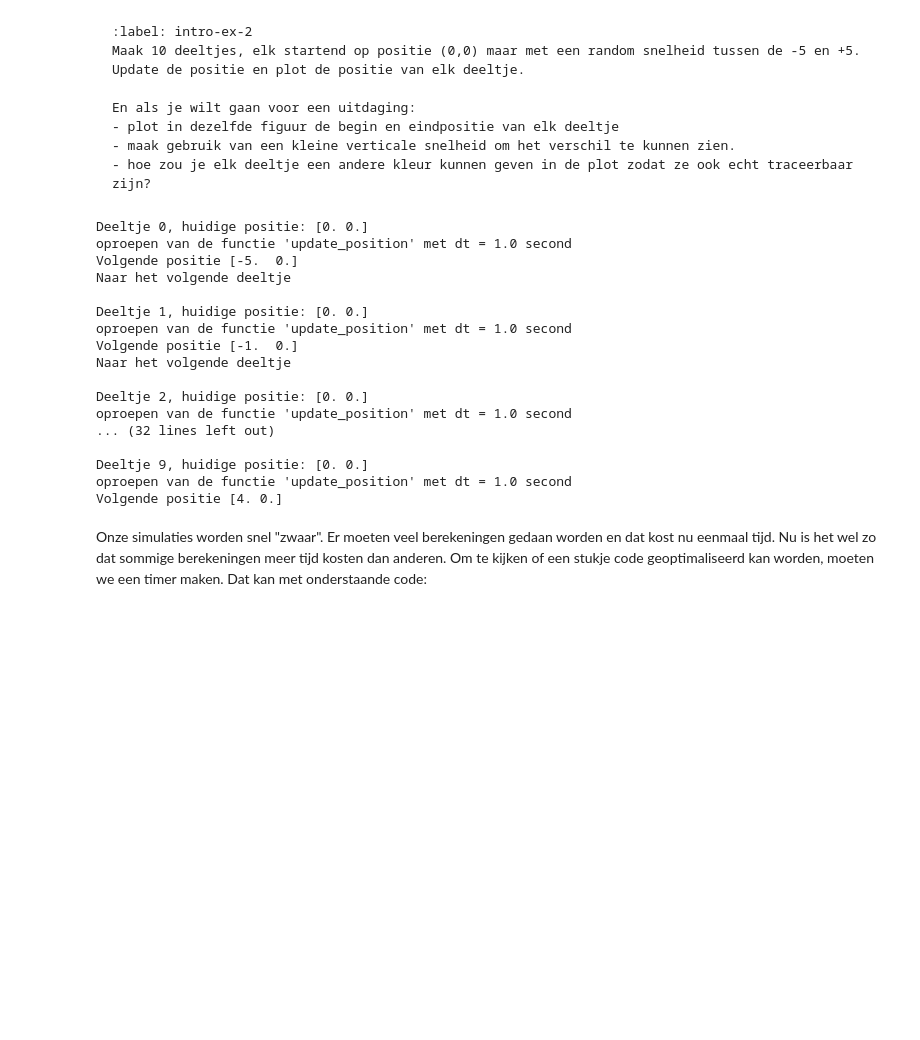
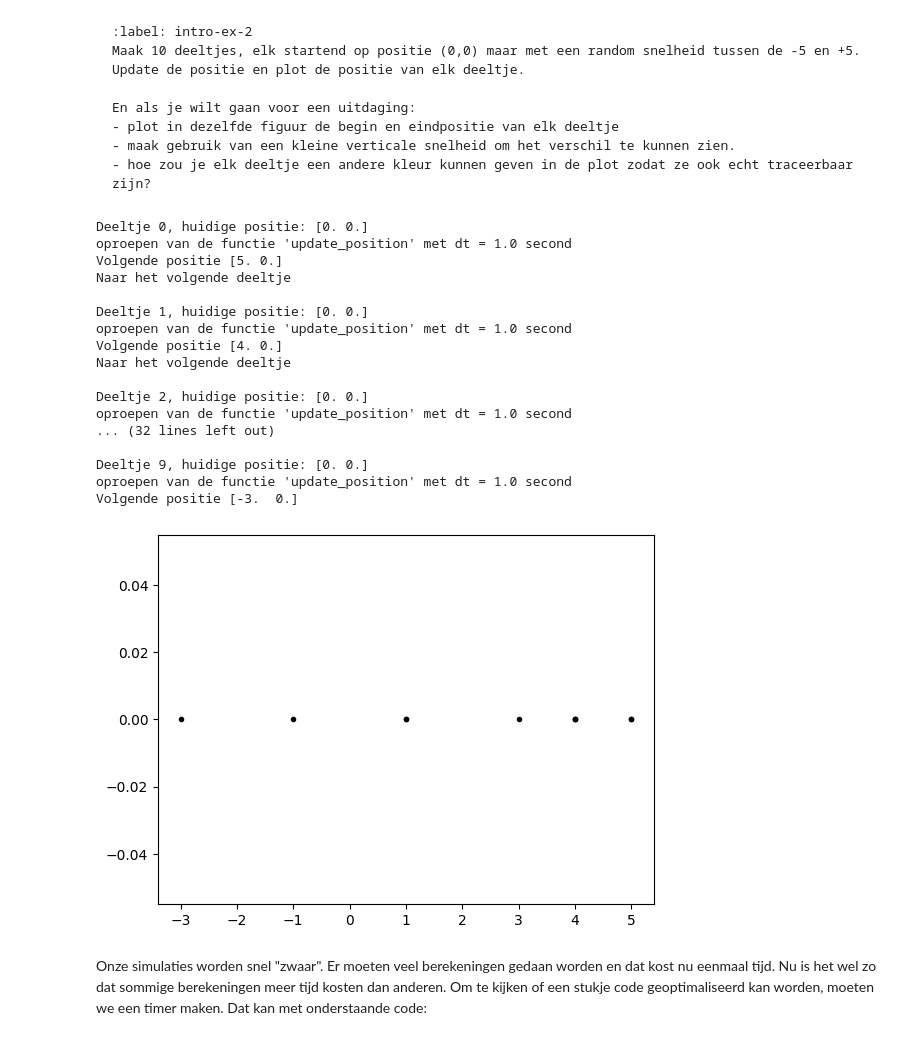
Before and after one commit to ChrisPfeifferTU/49, a Jupyter notebook: Content/PySim/1_intro_sim.ipynb, the cells around one changed output. Drawn from its saved outputs; the diff is of its cells as text; code cells hidden in the pictures; blank space fills up the shorter version.

```diff
--- a/Content/PySim/1_intro_sim.ipynb
+++ b/Content/PySim/1_intro_sim.ipynb
@@ -173,35 +174,41 @@ En als je wilt gaan voor een uitdaging:
 # %%
 #your code/answer
 particle_array = []
 
 for start_x in range(10):
     particle_array.append(ParticleClass(m=1.0, v=[random.randint(-5,5), 0], r=[0.0, 0.0],R=1.0))
 
 for particle, particle_object in enumerate(particle_array):
     print("Deeltje " + str(particle) + ", huidige positie: " + str(particle_object.r))
     print("oproepen van de functie 'update_position' met dt = 1.0 second ")
     particle_object.update_position(1.0)
     print("Volgende positie " + str(particle_object.r))
     if particle < len(particle_array) - 1:
         print("Naar het volgende deeltje \n")
+
+plt.figure()
+for particle in particle_array:
+    plt.plot(particle.r[0],particle.r[1],'k.')
+plt.show()
 # %% [output]
 Deeltje 0, huidige positie: [0. 0.]
 oproepen van de functie 'update_position' met dt = 1.0 second
-Volgende positie [-5.  0.]
+Volgende positie [5. 0.]
 Naar het volgende deeltje
 
 Deeltje 1, huidige positie: [0. 0.]
 oproepen van de functie 'update_position' met dt = 1.0 second
-Volgende positie [-1.  0.]
+Volgende positie [4. 0.]
 Naar het volgende deeltje
 
 Deeltje 2, huidige positie: [0. 0.]
 oproepen van de functie 'update_position' met dt = 1.0 second
 ... (32 lines left out)
 
 Deeltje 9, huidige positie: [0. 0.]
 oproepen van de functie 'update_position' met dt = 1.0 second
-Volgende positie [4. 0.]
+Volgende positie [-3.  0.]
+[figure, added]
 # %% [markdown]
 Onze simulaties worden snel "zwaar".
 Er moeten veel berekeningen gedaan worden en dat kost nu eenmaal tijd.
```
Also changed, not shown: parts of 5 cells of this notebook, 4 other files.
